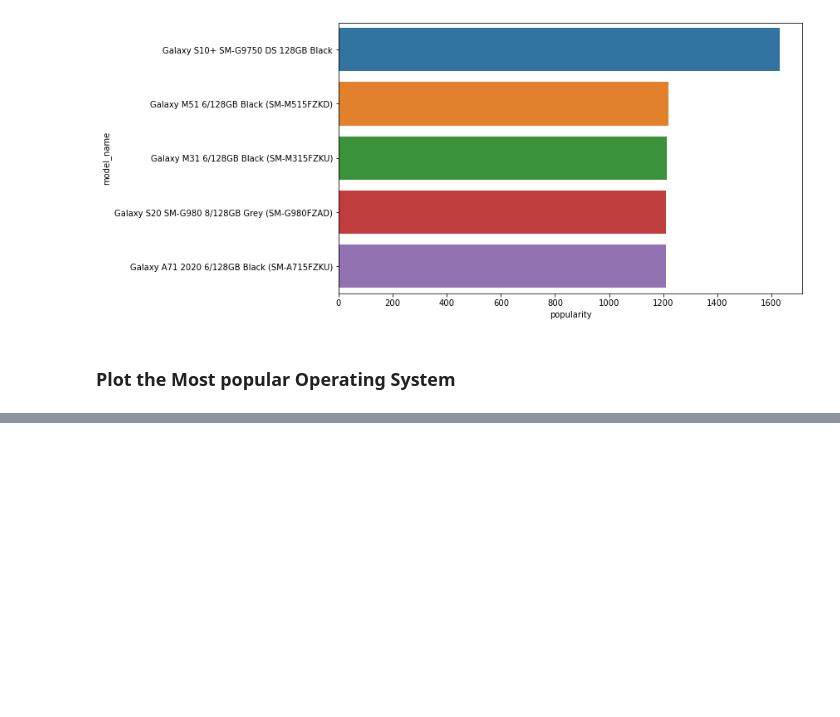
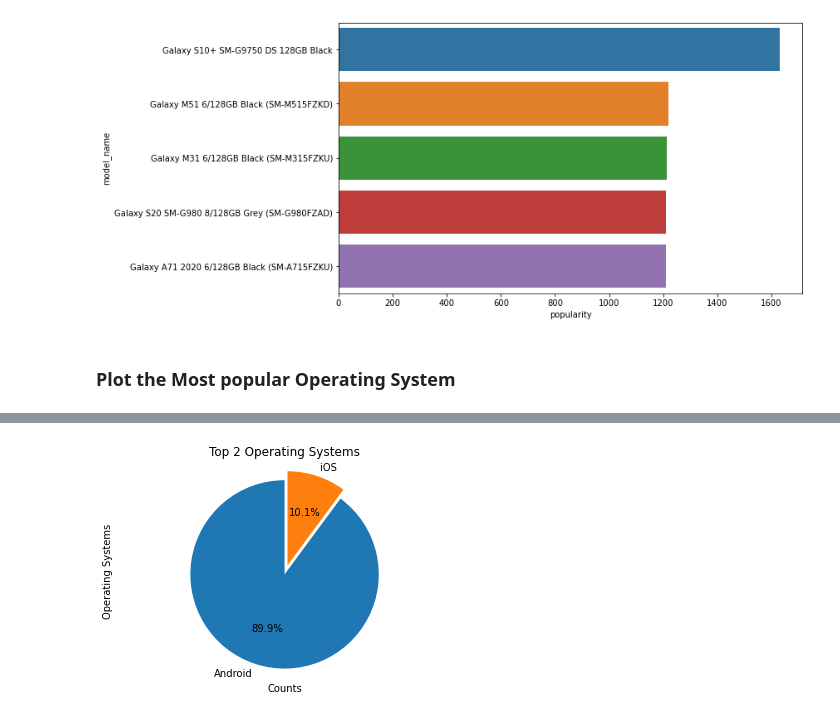
Before and after one commit to Wolfie3D/Mobile-Phones-Data, a Jupyter notebook: index.ipynb, the cells around one changed output, grey strips where cells are left out. Cells and saved outputs as stored; diff of their text form; code cells hidden in the pictures; blank space fills up the shorter version.

```diff
--- a/index.ipynb
+++ b/index.ipynb
@@ -192,0 +173,16 @@ Name: model_name, Length: 1068, dtype: int64
+# %%
+os_valueCounts = os_valueCounts.sort_values(ascending=False)
+
+
+top_os = os_valueCounts.head(2)
+
+
+top_os.plot(kind='pie', autopct='%1.1f%%', explode=(0.1, 0), startangle=90)
+
+
+
+plt.axis('equal')
+
+plt.show()
+# %% [output]
+[figure, added]
```
Also changed, not shown: parts of 5 cells of this notebook.
